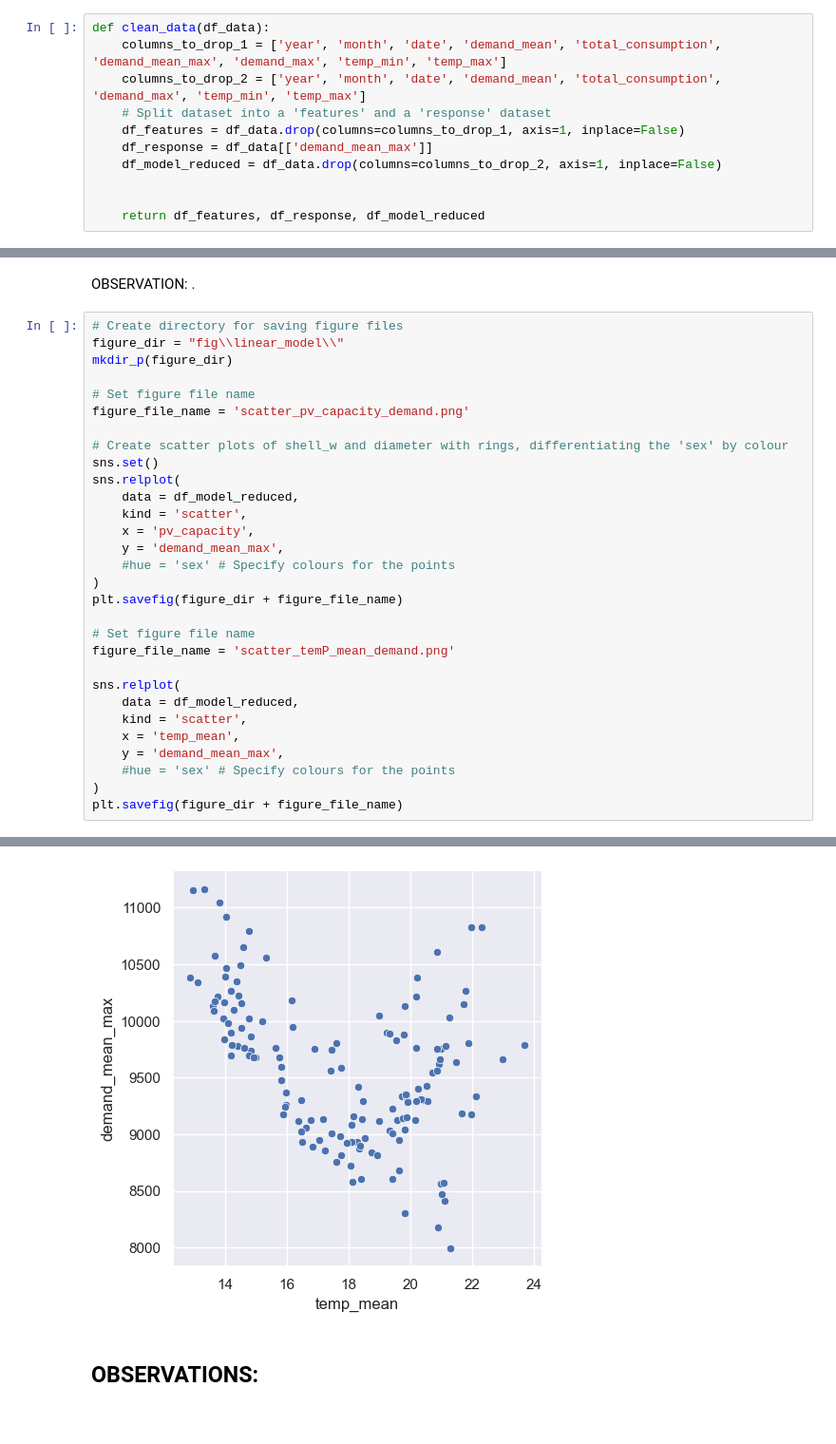
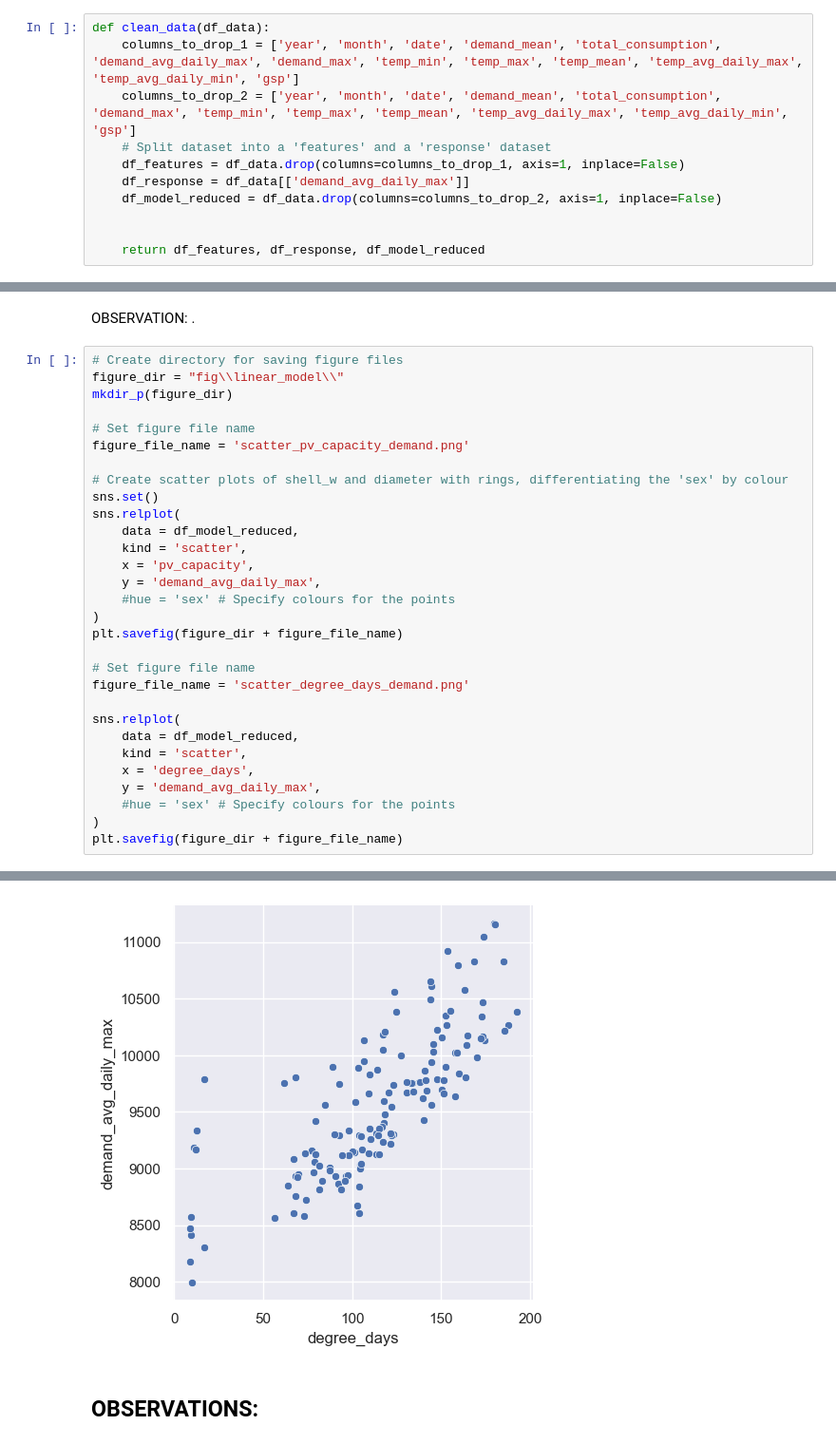
Before and after one commit to Z5429/ZZSC9020-Group-P, a Jupyter notebook: src/linear_model_john.ipynb, the cells around one changed output, grey strips where cells are left out. Shown at 95% size. Saved outputs shown, nothing was run; the diff lists cells and outputs as text.

```diff
--- a/src/linear_model_john.ipynb
+++ b/src/linear_model_john.ipynb
@@ -27,11 +27,11 @@ def read_data(datafile):
 ### Function for cleaning data
 # %%
 def clean_data(df_data):
-    columns_to_drop_1 = ['year', 'month', 'date', 'demand_mean', 'total_consumption', 'demand_mean_max', 'demand_max', 'temp_min', 'temp_max']
-    columns_to_drop_2 = ['year', 'month', 'date', 'demand_mean', 'total_consumption', 'demand_max', 'temp_min', 'temp_max']
+    columns_to_drop_1 = ['year', 'month', 'date', 'demand_mean', 'total_consumption', 'demand_avg_daily_max', 'demand_max', 'temp_min', 'temp_max', 'temp_mean', 'temp_avg_daily_max', 'temp_avg_daily_min', 'gsp']
+    columns_to_drop_2 = ['year', 'month', 'date', 'demand_mean', 'total_consumption', 'demand_max', 'temp_min', 'temp_max', 'temp_mean', 'temp_avg_daily_max', 'temp_avg_daily_min', 'gsp']
     # Split dataset into a 'features' and a 'response' dataset
     df_features = df_data.drop(columns=columns_to_drop_1, axis=1, inplace=False)
-    df_response = df_data[['demand_mean_max']]
+    df_response = df_data[['demand_avg_daily_max']]
     df_model_reduced = df_data.drop(columns=columns_to_drop_2, axis=1, inplace=False)
 
 
@@ -259,19 +258,19 @@ sns.relplot(
     data = df_model_reduced,
     kind = 'scatter',
     x = 'pv_capacity',
-    y = 'demand_mean_max',
+    y = 'demand_avg_daily_max',
     #hue = 'sex' # Specify colours for the points
 )
 plt.savefig(figure_dir + figure_file_name)
 
 # Set figure file name
-figure_file_name = 'scatter_temP_mean_demand.png'
+figure_file_name = 'scatter_degree_days_demand.png'
 
 sns.relplot(
     data = df_model_reduced,
     kind = 'scatter',
-    x = 'temp_mean',
-    y = 'demand_mean_max',
+    x = 'degree_days',
+    y = 'demand_avg_daily_max',
     #hue = 'sex' # Specify colours for the points
 )
 plt.savefig(figure_dir + figure_file_name)
@@ -280,4 +279,4 @@ plt.savefig(figure_dir + figure_file_name)
-[figure, old version]
+[figure, new version]
 # %% [markdown]
 OBSERVATIONS:
 -
```
Also changed, not shown: parts of 17 cells of this notebook, 5 other files.
